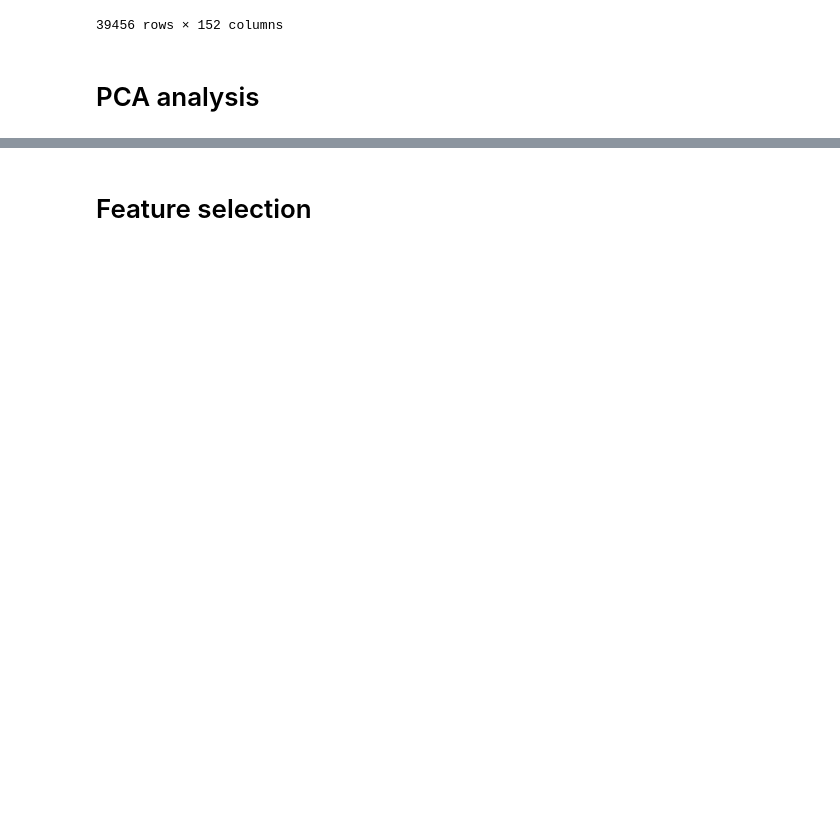
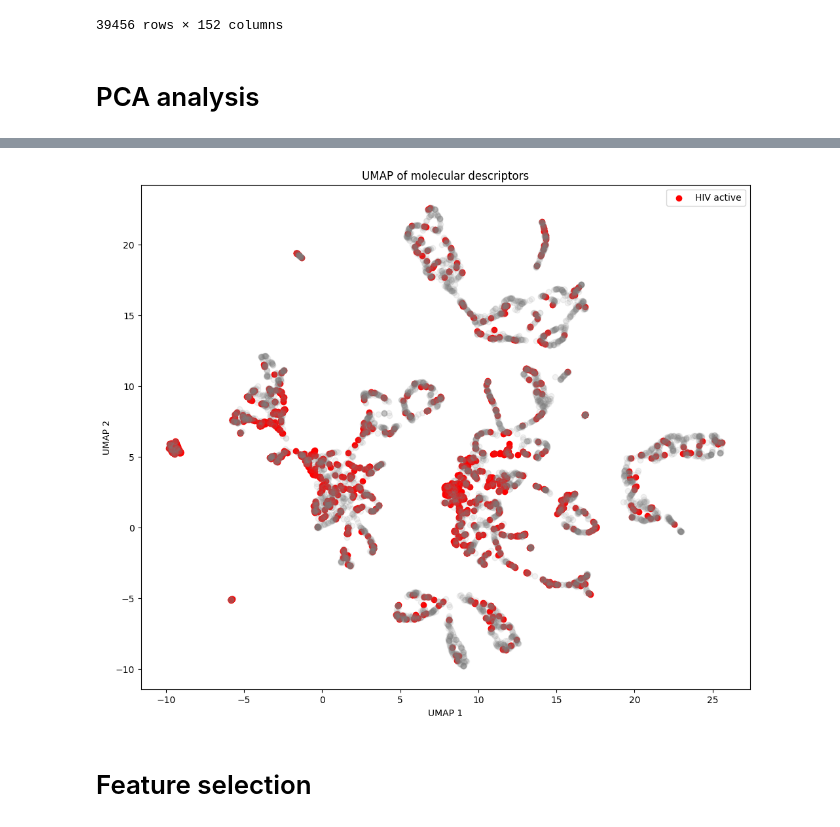
Before and after one commit to julianostermaier/cheminfo_project, a Jupyter notebook: hiv_classification.ipynb, the cells around one changed output, grey strips where cells are left out. Drawn from its saved outputs; the diff is of its cells as text; code cells hidden in the pictures; blank space fills up the shorter version.

```diff
--- a/hiv_classification.ipynb
+++ b/hiv_classification.ipynb
@@ -266,3 +291,25 @@ plt.show()
+# %%
+# umap
+import umap
+reducer = umap.UMAP(n_neighbors=15, min_dist=0.2, random_state=42)
+X_umap = reducer.fit_transform(balanced_df[['NHOHCount', 'PEOE_VSA10', 'fr_SH', 'BCUT2D_MRHI', 'SlogP_VSA2',
+       'fr_Ar_NH']])
+# %%
+# plot the UMAP result and color by the activity of each data point
+import matplotlib.pyplot as plt
+plt.figure(figsize=(12,10))
+# use class 1 only
+X_umap_pos = X_umap[balanced_df['HIV active']==1]
+X_umap_neg = X_umap[balanced_df['HIV active']==0]
+plt.scatter(X_umap_pos[:,0], X_umap_pos[:,1], alpha= 1, c='red', label='HIV active')
+plt.scatter(X_umap_neg[:,0], X_umap_neg[:,1], c='grey', alpha=0.1)
+plt.xlabel('UMAP 1')
+plt.ylabel('UMAP 2')
+plt.legend()
+plt.title('UMAP of molecular descriptors')
+plt.show()
+# %% [output]
+[figure, added]
 # %% [markdown]
 # Feature selection
 # %%
```
Also changed, not shown: parts of 28 cells of this notebook.
